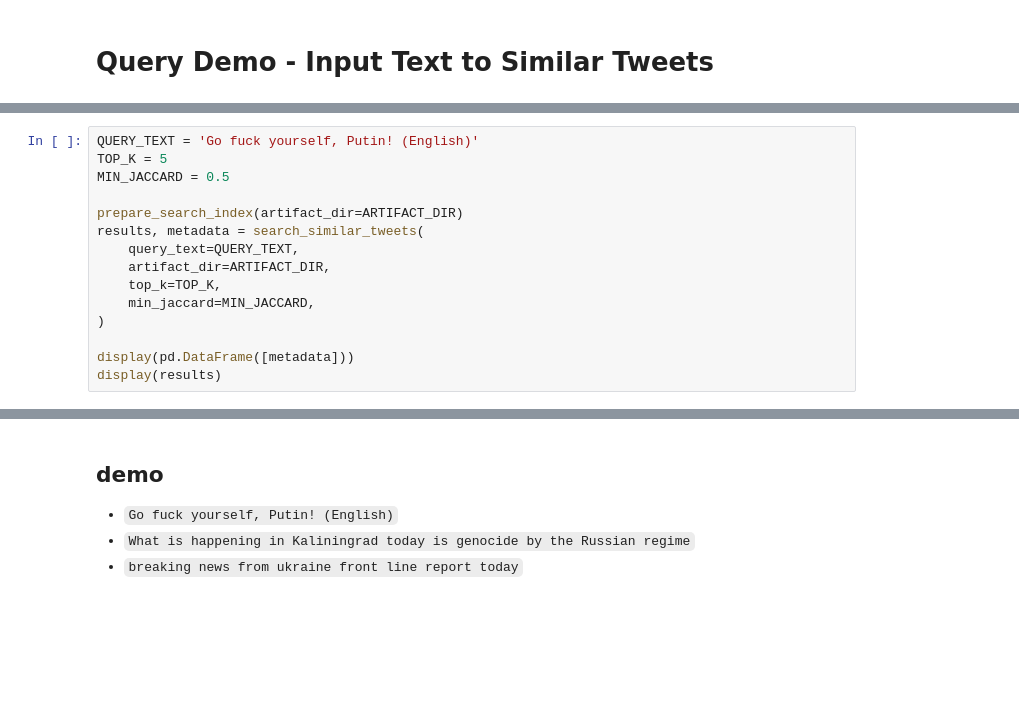
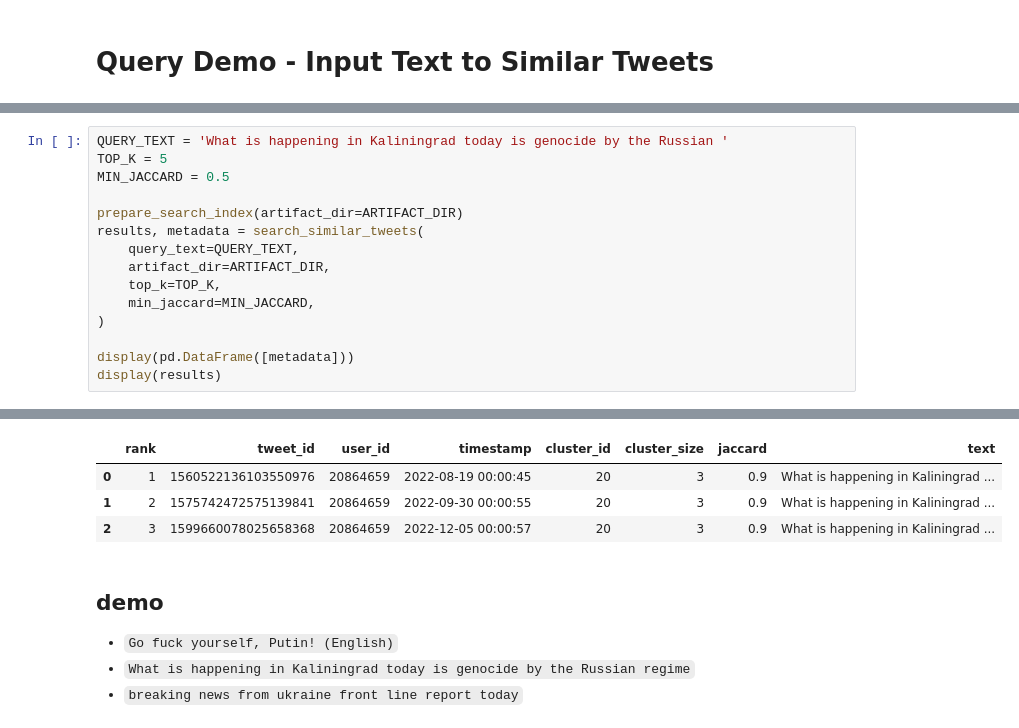
Before and after one commit to dmhung1508/Mining-Massive-Datasets, a Jupyter notebook: jupyter/LSH_Query_Demo.ipynb, the cells around one changed output, grey strips where cells are left out. Cells and saved outputs as stored; diff of their text form; blank space fills up the shorter version.

```diff
--- a/jupyter/LSH_Query_Demo.ipynb
+++ b/jupyter/LSH_Query_Demo.ipynb
@@ -34,5 +34,5 @@ Error:
 # %%
-QUERY_TEXT = 'Go fuck yourself, Putin! (English)'
+QUERY_TEXT = 'What is happening in Kaliningrad today is genocide by the Russian '
 TOP_K = 5
 MIN_JACCARD = 0.5
 
@@ -46,3 +46,4 @@ results, metadata = search_similar_tweets(
 
 display(pd.DataFrame([metadata]))
 display(results)
+# %% [output]
@@ -49,3 +52,7 @@ display(results)
+|  | rank | tweet_id | user_id | timestamp | cluster_id | cluster_size | jaccard | text |
+| 0 | 1 | 1560522136103550976 | 20864659 | 2022-08-19 00:00:45 | 20 | 3 | 0.9 | What is happening in Kaliningrad ... |
+| 1 | 2 | 1575742472575139841 | 20864659 | 2022-09-30 00:00:55 | 20 | 3 | 0.9 | What is happening in Kaliningrad ... |
+| 2 | 3 | 1599660078025658368 | 20864659 | 2022-12-05 00:00:57 | 20 | 3 | 0.9 | What is happening in Kaliningrad ... |
 # %% [markdown]
 ## demo
 
```
Also changed, not shown: parts of 2 cells of this notebook, 9 other files.
